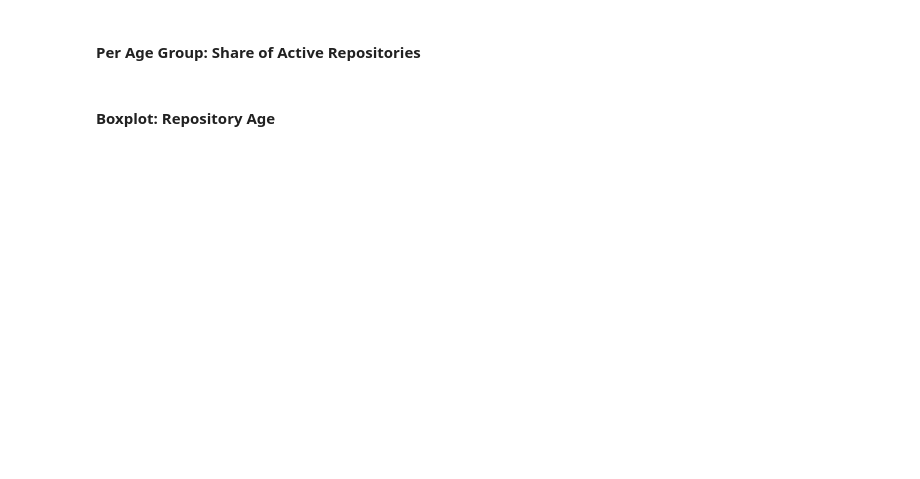
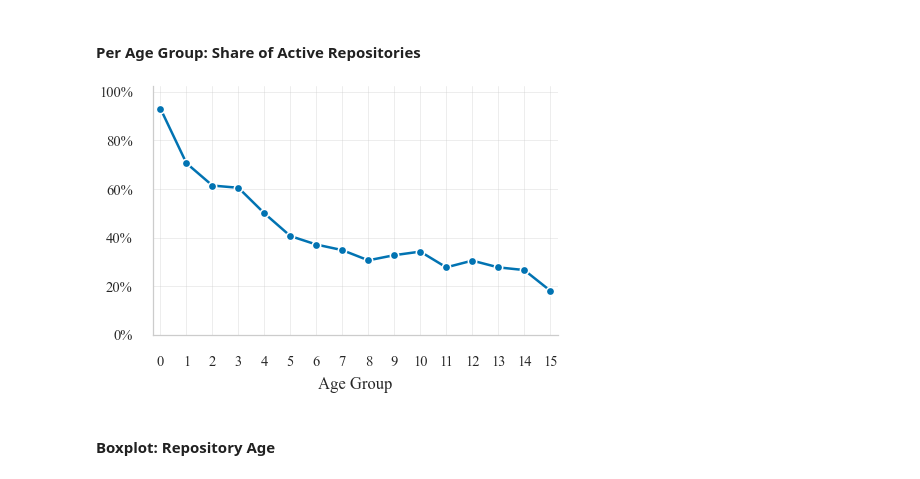
Before and after one commit to Leonard-Esser/autumn-2025-results, a Jupyter notebook: data_analysis_new.ipynb, the cells around one changed output. Drawn from its saved outputs; the diff is of its cells as text; code cells hidden in the pictures; blank space fills up the shorter version.

Commit message:
Updated figures

```diff
--- a/data_analysis_new.ipynb
+++ b/data_analysis_new.ipynb
@@ -935,6 +953,10 @@ _results = _results.join(
     how="left",
 )
 
+_results["n_ccdc_events_per_repo"] = (
+    _results["n_ccdc_events"] / _results["n_repos"]
+)
+
 project_results_gb = _results.copy()
 # %% [markdown]
 ### Basic Demographics
@@ -1463,10 +1577,36 @@ project_results_gb = project_results_gb.join(
     survivors["n_alive"],
     how="left",
 )
+# %%
+project_results_gb["share_active_repos"] = (
+    project_results_gb["n_repos"] / project_results_gb["n_alive"]
+)
 # %%
 _df = project_results_gb.copy()
 
-_df["share"] = (
-    _df["n_repos"] / _df["n_alive"]
+fig, ax = plt.subplots(figsize=ieee_figsize("single"))
+
+sns.lineplot(
+    data=_df,
+    x="age_group",
+    y="share_active_repos",
+    marker="o",
+    ax=ax
 )
-_df
+
+ax.set_xlabel("Age Group")
+ax.set_ylabel("")
+
+ax.set_xticks(_df.index)
+
+from matplotlib.ticker import PercentFormatter
+ax.yaxis.set_major_formatter(PercentFormatter(1.0))
+
+ax.set_ylim(0, _df["share_active_repos"].max() * 1.1)
+ax.margins(x=0.02)
+
+save_ieee_figure(fig, "active_repos_per_ag", save_pdf=True)
+
+plt.show()
+# %% [output]
+[figure, added]
```
Also changed, not shown: parts of 56 cells of this notebook.
